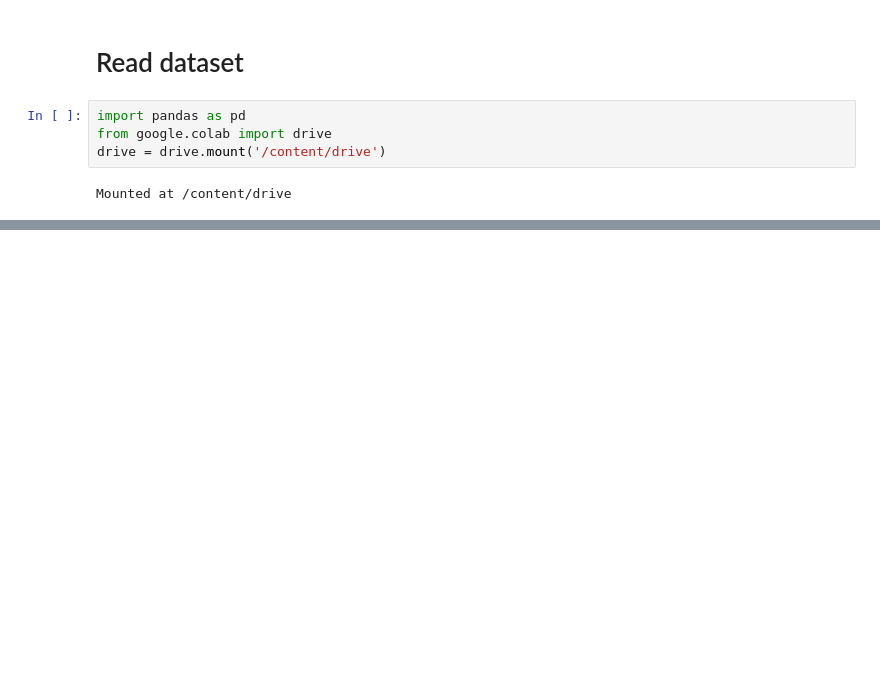
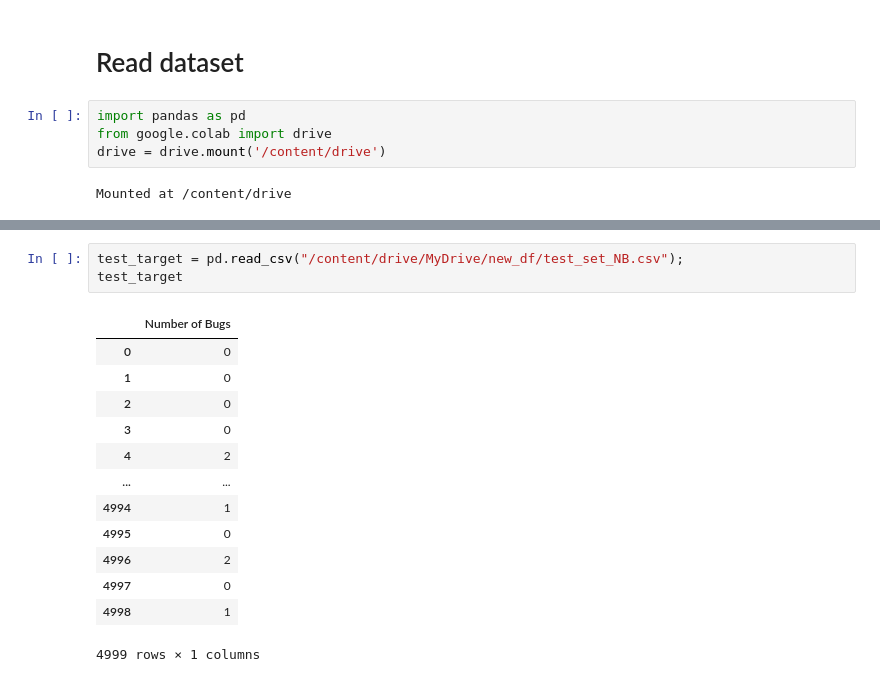
Before and after one commit to vajihe-ameri/predict-software-bugs-in-java-classes, a Jupyter notebook: decision_tree.ipynb, the cells around one changed output, grey strips where cells are left out. Cells and saved outputs as stored; diff of their text form; blank space fills up the shorter version.

```diff
--- a/decision_tree.ipynb
+++ b/decision_tree.ipynb
@@ -24,0 +109,17 @@ Mounted at /content/drive
+# %%
+test_target = pd.read_csv("/content/drive/MyDrive/new_df/test_set_NB.csv");
+test_target
+# %% [output]
+|  | Number of Bugs |
+| 0 | 0 |
+| 1 | 0 |
+| 2 | 0 |
+| 3 | 0 |
+| 4 | 2 |
+| ... | ... |
+| 4994 | 1 |
+| 4995 | 0 |
+| 4996 | 2 |
+| 4997 | 0 |
+| 4998 | 1 |
+4999 rows × 1 columns
```
Also changed, not shown: parts of 10 cells of this notebook.
